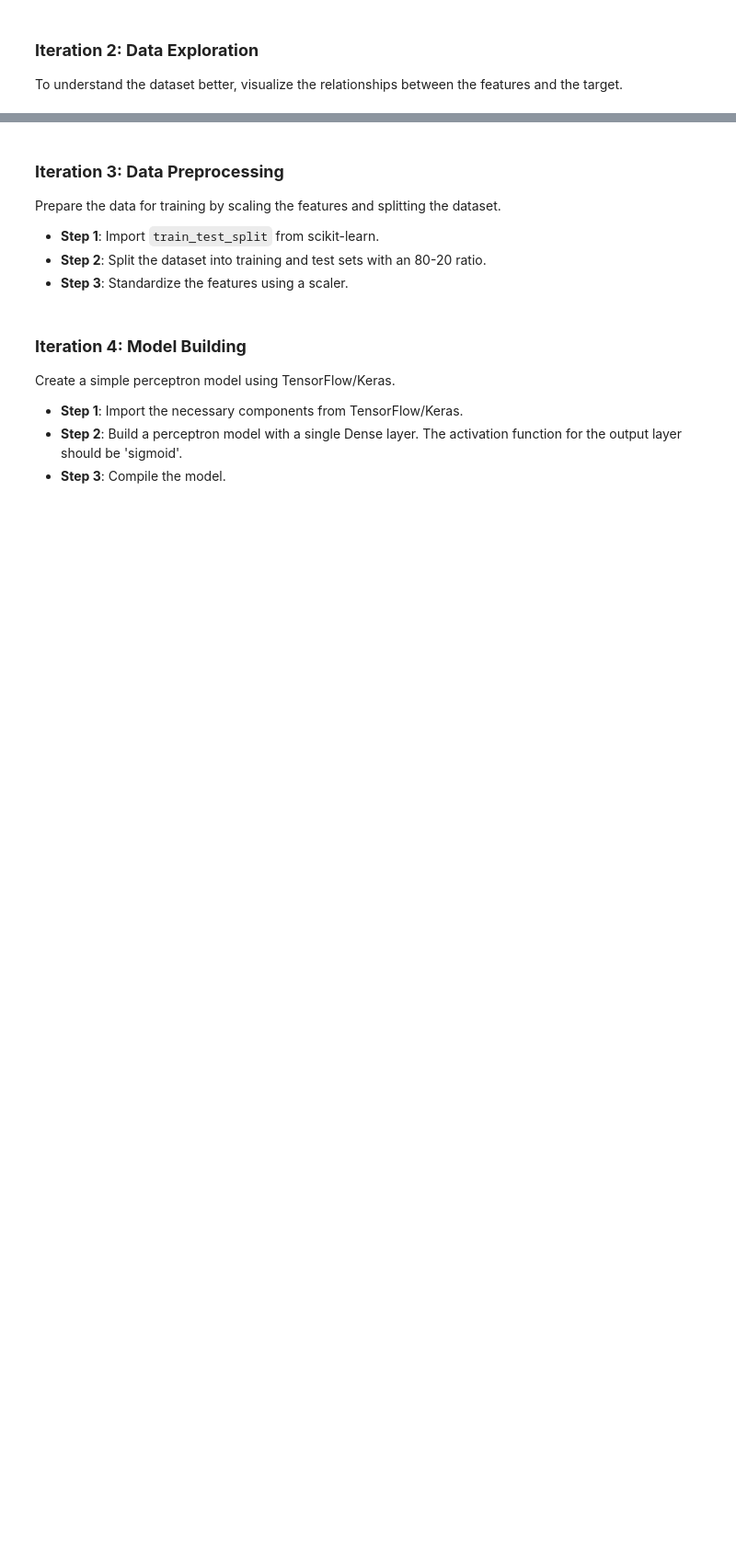
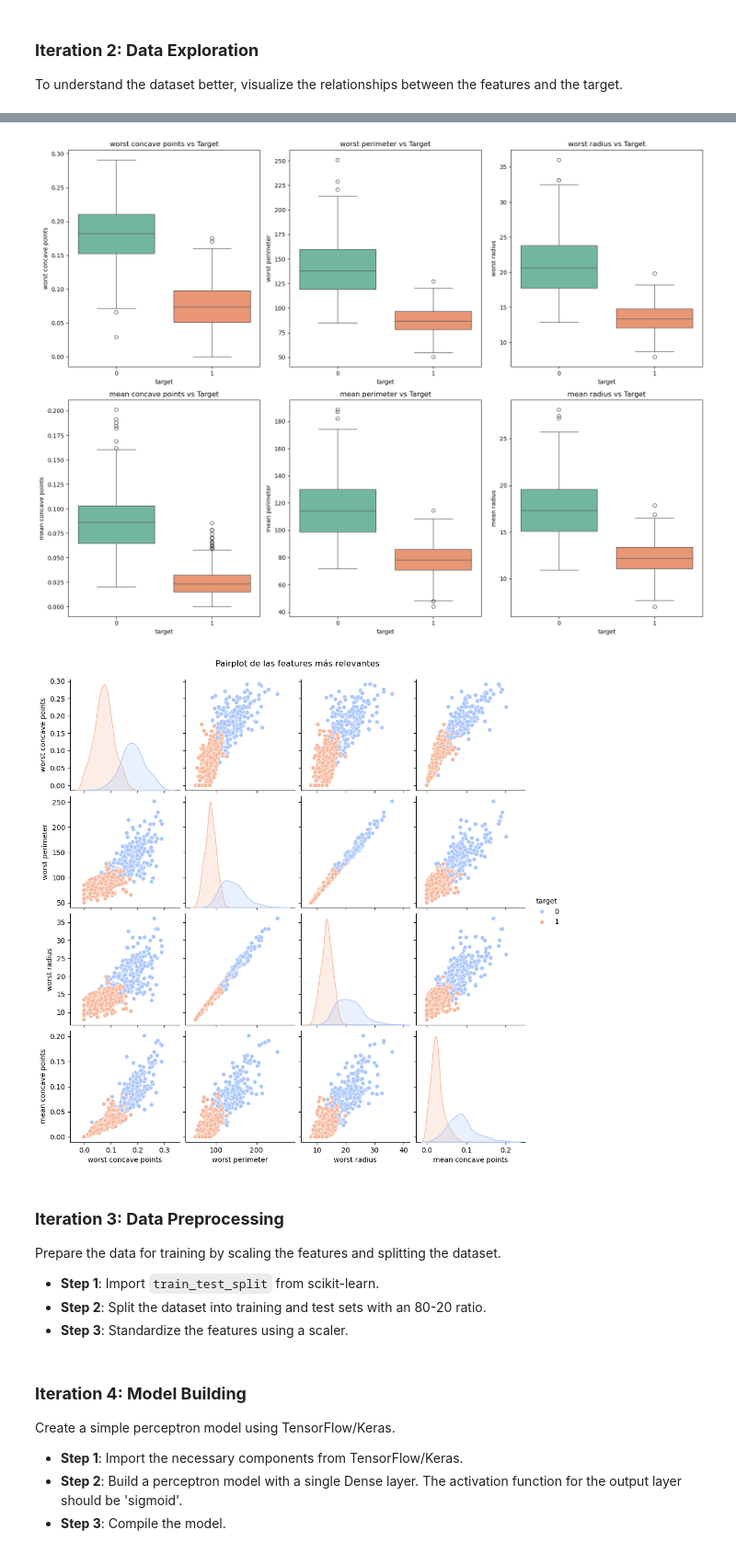
Before and after one commit to GuaSiMoTO/LAB-Deep-Learning-Introduction-to-Deep-Learning-public, a Jupyter notebook: LAB-Introduction-to-Deep-Learning.ipynb, the cells around one changed output, grey strips where cells are left out. Shown at 92% size. Drawn from its saved outputs; the diff is of its cells as text; code cells hidden in the pictures; blank space fills up the shorter version.

```diff
--- a/LAB-Introduction-to-Deep-Learning.ipynb
+++ b/LAB-Introduction-to-Deep-Learning.ipynb
@@ -65,3 +102,33 @@ import matplotlib.pyplot as plt
+# %%
+top_features = [
+    'worst concave points',
+    'worst perimeter',
+    'worst radius',
+    'mean concave points',
+    'mean perimeter',
+    'mean radius'
+]
+
+plt.figure(figsize=(16, 12))
+for i, feature in enumerate(top_features, 1):
+    plt.subplot(2, 3, i)
+    sns.boxplot(x='target', y=feature, data=cancer_df, palette='Set2')
+    plt.title(f'{feature} vs Target')
+plt.tight_layout()
+plt.show()
+
+sns.pairplot(
+    cancer_df,
+    vars=top_features[:4],  # limitar para mejor visualización
+    hue='target',
+    palette='coolwarm',
+    diag_kind='kde'
+)
+plt.suptitle('Pairplot de las features más relevantes', y=1.02)
+plt.show()
+# %% [output]
+[figure, added]
+[figure, added]
 # %% [markdown]
 ### **Iteration 3: Data Preprocessing**
 
```
Also changed, not shown: parts of 8 cells of this notebook, 4 other files.
